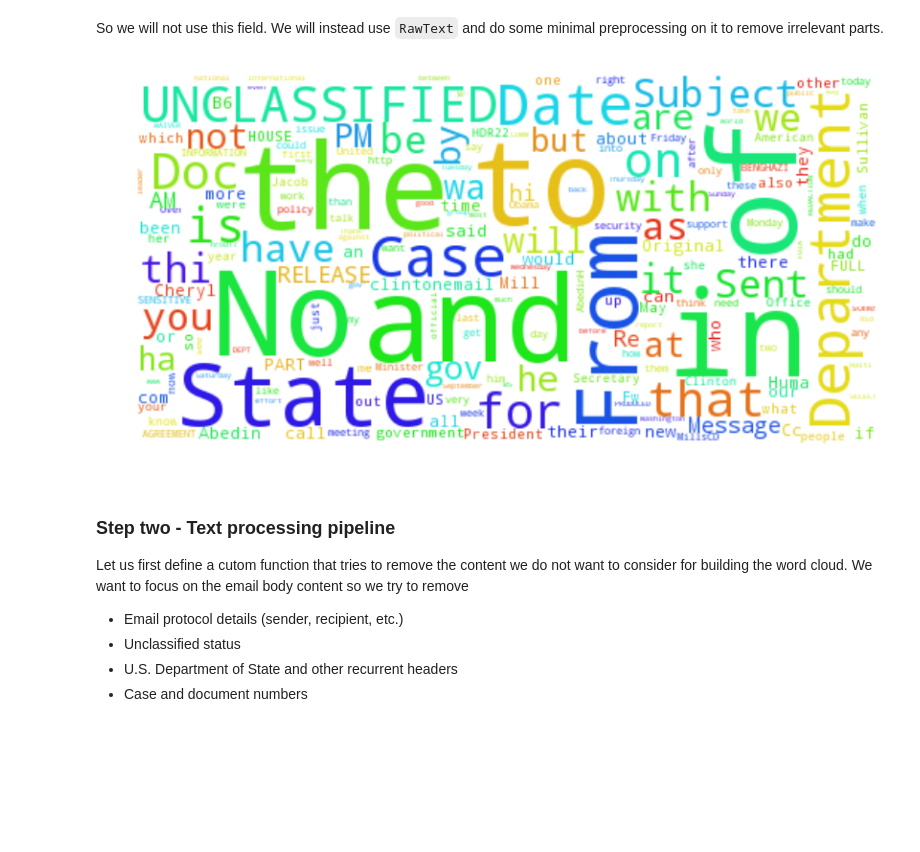
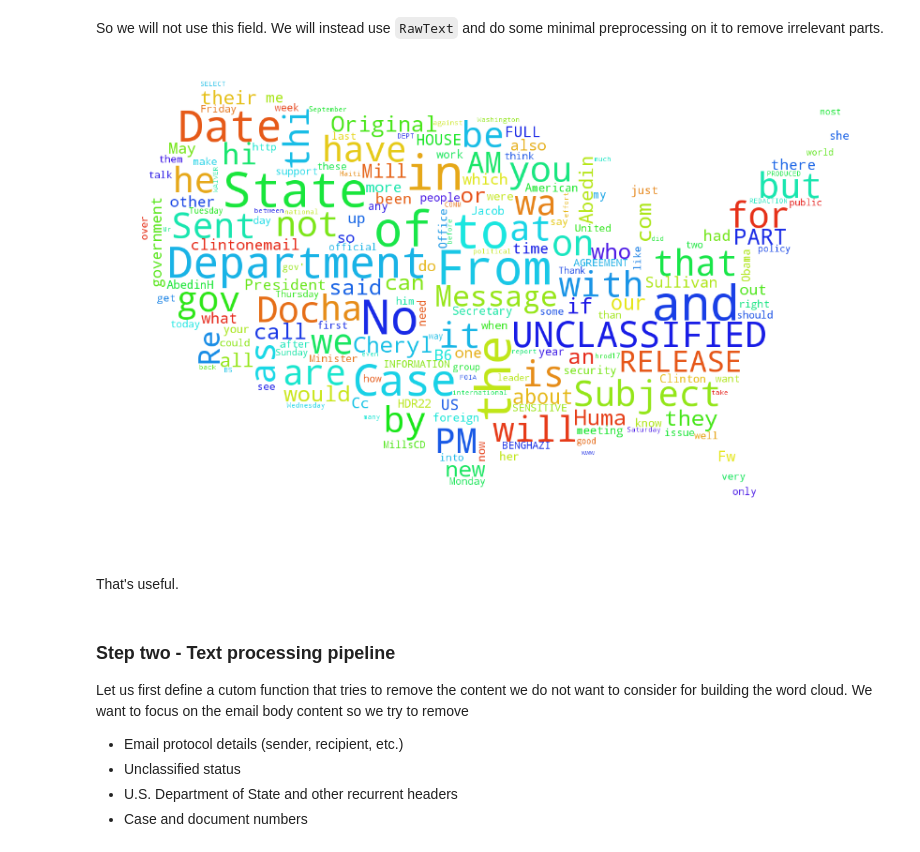
Before and after one commit to bojbilla/AdaHomeworks, a Jupyter notebook: 05 - Taming Text/HW5.ipynb, the cells around one changed output. Drawn from its saved outputs; the diff is of its cells as text; code cells hidden in the pictures; blank space fills up the shorter version.

```diff
--- a/05 - Taming Text/HW5.ipynb
+++ b/05 - Taming Text/HW5.ipynb
@@ -56,9 +57,11 @@ Total number of emails: 7945
 So we will not use this field. We will instead use `RawText` and do some minimal preprocessing on it to remove irrelevant parts.
 # %%
 raw_text = raw_emails['RawText']
-helper.cloud(raw_text)
+helper.usa_cloud(raw_text)
 # %% [output]
-[figure, old version]
+[figure, new version]
+# %% [markdown]
+That's useful.
 # %% [markdown]
 ### Step two - Text processing pipeline
 
```
Also changed, not shown: parts of 18 cells of this notebook, 2 other files.
